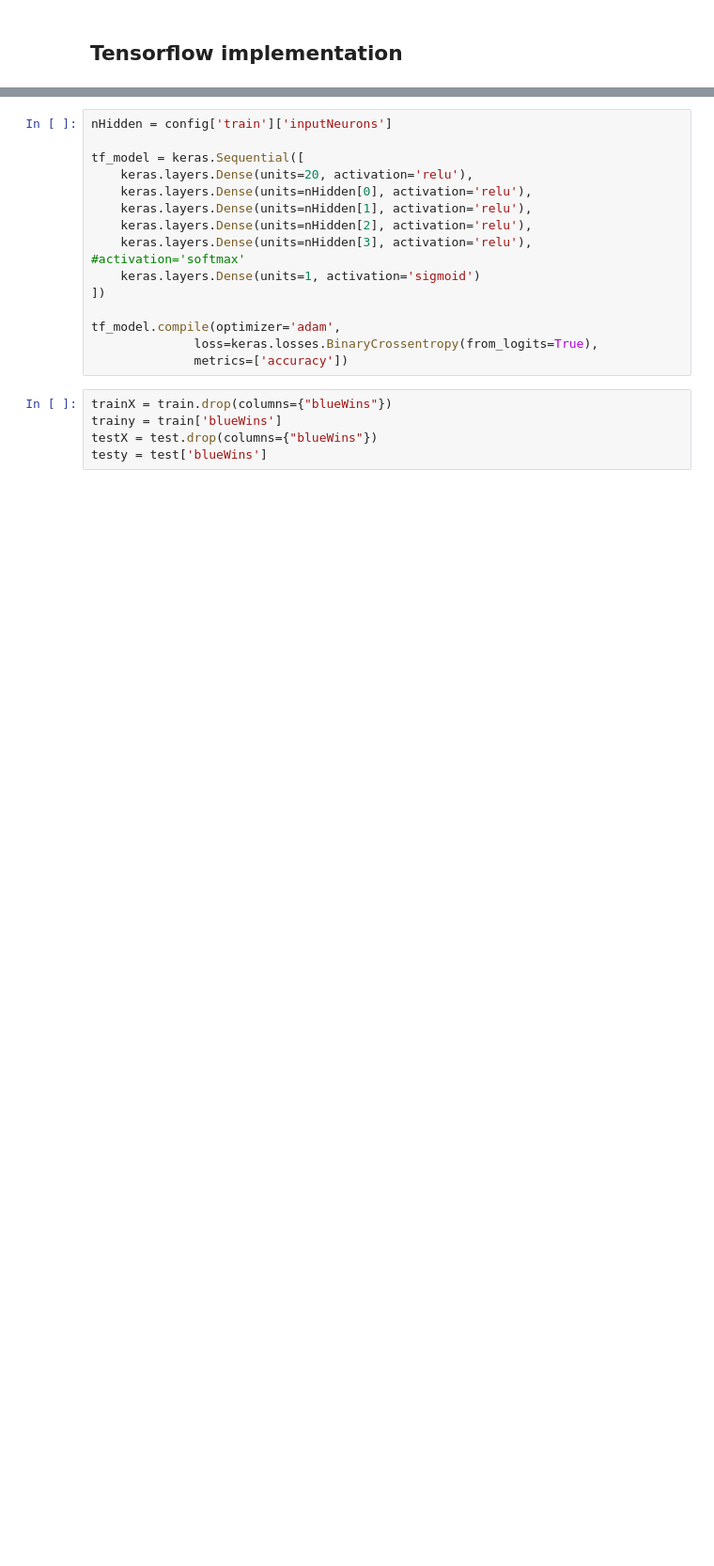
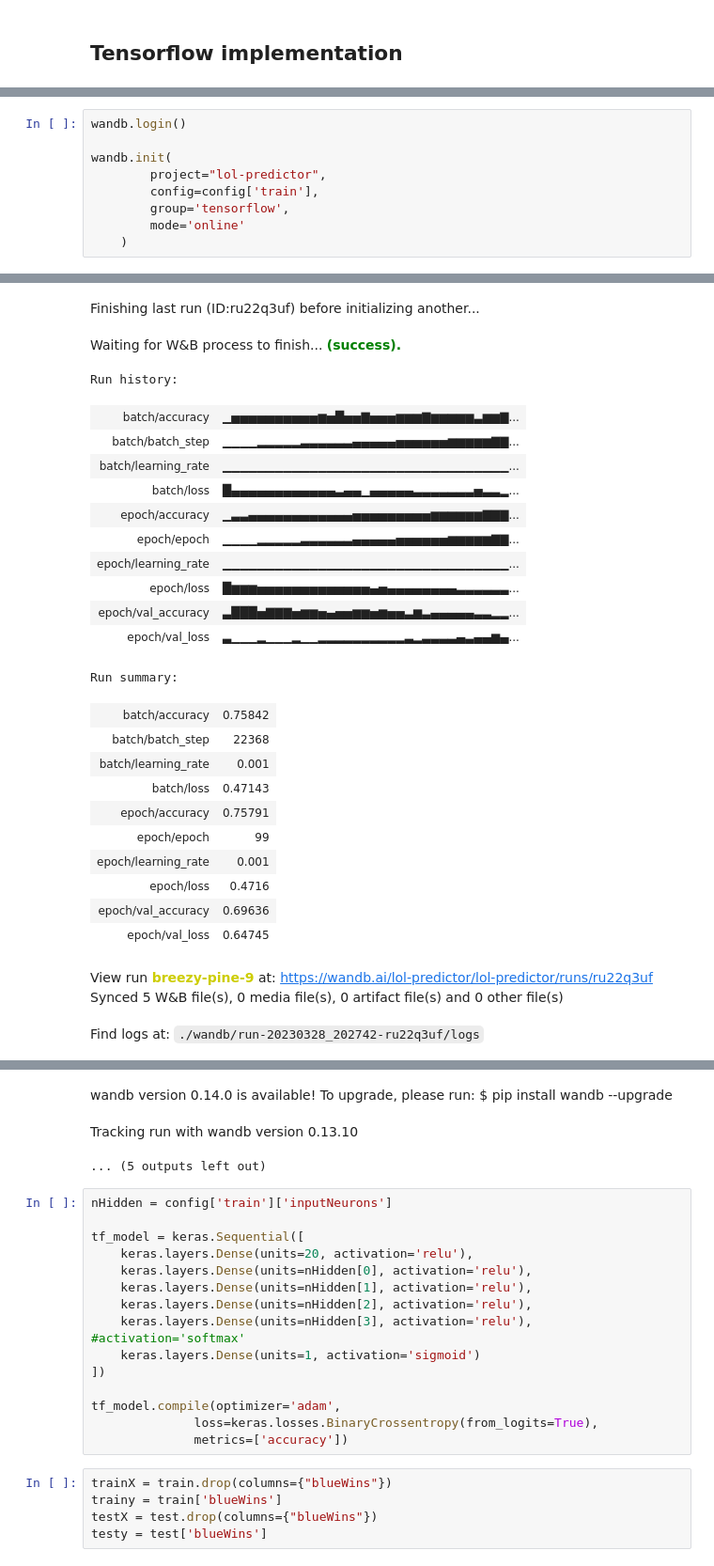
Before and after one commit to xSchon/NSIETE, a Jupyter notebook: NSIETE/03_LoL_predictor_Models.ipynb, the cells around one changed output, grey strips where cells are left out. Shown at 94% size. Saved outputs shown, nothing was run; the diff lists cells and outputs as text; blank space fills up the shorter version.

```diff
--- a/NSIETE/03_LoL_predictor_Models.ipynb
+++ b/NSIETE/03_LoL_predictor_Models.ipynb
@@ -228,2 +374,12 @@ import os
 import tensorflow as tf
 from tensorflow import keras
+# %%
+wandb.login()
+
+wandb.init(
+        project="lol-predictor",
+        config=config['train'],
+        group='tensorflow',
+        mode='online'
+    )
+# %% [output]
@@ -229,0 +387,27 @@ from tensorflow import keras
+Finishing last run (ID:ru22q3uf) before initializing another...
+Waiting for W&B process to finish... (success).
+Run history:
+| batch/accuracy | ▁▅▅▅▅▅▅▅▅▅▅▆▅█▅▅▇▅▅▅▆▆▆▇▆▆▆▆▆▃▆▆▇... |
+| batch/batch_step | ▁▁▁▁▂▂▂▂▂▃▃▃▃▃▃▄▄▄▄▄▅▅▅▅▅▅▆▆▆▆▆▇▇... |
+| batch/learning_rate | ▁▁▁▁▁▁▁▁▁▁▁▁▁▁▁▁▁▁▁▁▁▁▁▁▁▁▁▁▁▁▁▁▁... |
+| batch/loss | █▄▄▄▄▄▄▄▄▄▄▄▄▃▄▄▁▄▄▄▄▄▃▃▃▃▃▃▃▅▃▃▂... |
+| epoch/accuracy | ▁▃▃▄▄▄▄▄▄▄▄▄▄▄▄▅▅▅▅▅▅▅▅▅▆▆▆▆▆▆▇▇▇... |
+| epoch/epoch | ▁▁▁▁▂▂▂▂▂▃▃▃▃▃▃▄▄▄▄▄▅▅▅▅▅▅▆▆▆▆▆▇▇... |
+| epoch/learning_rate | ▁▁▁▁▁▁▁▁▁▁▁▁▁▁▁▁▁▁▁▁▁▁▁▁▁▁▁▁▁▁▁▁▁... |
+| epoch/loss | █▆▆▆▅▅▅▅▅▅▅▅▅▅▅▅▅▄▅▄▄▄▄▄▄▄▄▃▃▃▃▃▃... |
+| epoch/val_accuracy | ▃███▅▇▇▇▅▆▆▅▄▅▅▆▆▅▆▅▅▃▆▃▄▄▄▄▄▃▃▂▂... |
+| epoch/val_loss | ▃▁▁▁▂▁▁▁▂▁▁▂▂▂▂▂▂▂▂▂▂▃▂▃▃▃▃▄▃▄▄▆▄... |
+Run summary:
+| batch/accuracy | 0.75842 |
+| batch/batch_step | 22368 |
+| batch/learning_rate | 0.001 |
+| batch/loss | 0.47143 |
+| epoch/accuracy | 0.75791 |
+| epoch/epoch | 99 |
+| epoch/learning_rate | 0.001 |
+| epoch/loss | 0.4716 |
+| epoch/val_accuracy | 0.69636 |
+| epoch/val_loss | 0.64745 |
+View run breezy-pine-9 at: https://wandb.ai/lol-predictor/lol-predictor/runs/ru22q3uf
+Synced 5 W&B file(s), 0 media file(s), 0 artifact file(s) and 0 other file(s)
+Find logs at: ./wandb/run-20230328_202742-ru22q3uf/logs
@@ -230,3 +415,6 @@ from tensorflow import keras
+wandb version 0.14.0 is available! To upgrade, please run: $ pip install wandb --upgrade
+Tracking run with wandb version 0.13.10
+... (5 outputs left out)
 # %%
 nHidden = config['train']['inputNeurons']
 
```
Also changed, not shown: parts of 35 cells of this notebook.
